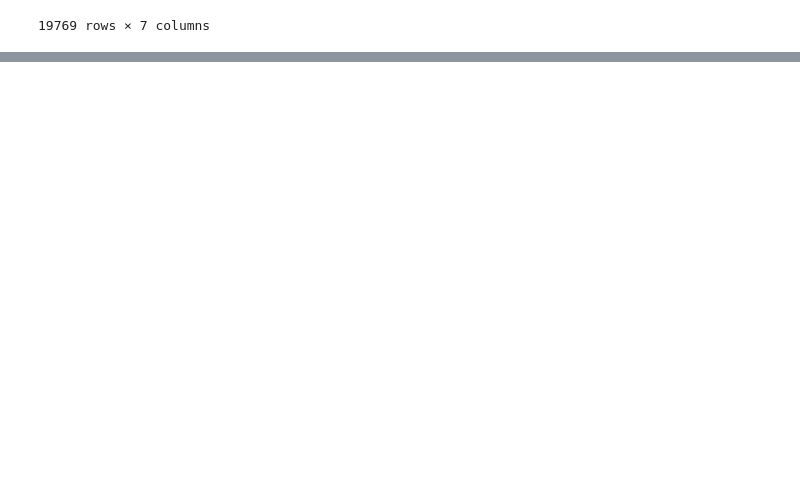
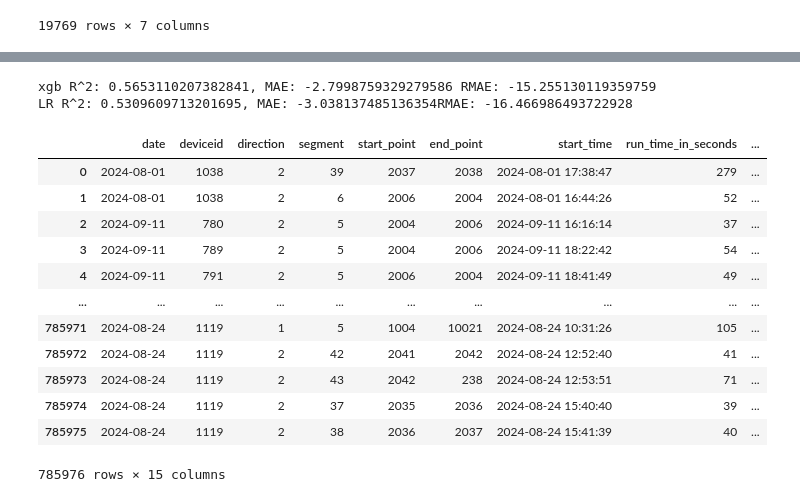
Before and after one commit to Dusuan/ml-proyects, a Jupyter notebook: bus_proyect_pipeline/bus.ipynb, the cells around one changed output, grey strips where cells are left out. Drawn from its saved outputs; the diff is of its cells as text; code cells hidden in the pictures; blank space fills up the shorter version.

Commit message:
Started learning process with structural data on Linear regression and XGBoost

```diff
--- a/bus_proyect_pipeline/bus.ipynb
+++ b/bus_proyect_pipeline/bus.ipynb
@@ -182,0 +240,6 @@ modeling_structure_df = modeling_structure_df.merge(overlap_score, on="stop_id",
+# %%
+print(f"xgb R^2: {xgb_scores.mean()}, MAE: {xgb_scores_mae.mean()} RMAE: {xgb_scores_rmae.mean()}")
+print(f"LR R^2: {LR_scores.mean()}, MAE: {LR_scores_mae.mean()}RMAE: {LR_scores_rmae.mean()}")
+# %% [output]
+xgb R^2: 0.5653110207382841, MAE: -2.7998759329279586 RMAE: -15.255130119359759
+LR R^2: 0.5309609713201695, MAE: -3.038137485136354RMAE: -16.466986493722928
@@ -182,0 +249,18 @@ modeling_structure_df = modeling_structure_df.merge(overlap_score, on="stop_id",
+# %%
+segment_level_data = pd.read_csv('../datasets/asana/segment_level_data.csv')
+# %%
+segment_level_data
+# %% [output]
+|  | date | deviceid | direction | segment | start_point | end_point | start_time | run_time_in_seconds | ... |
+| 0 | 2024-08-01 | 1038 | 2 | 39 | 2037 | 2038 | 2024-08-01 17:38:47 | 279 | ... |
+| 1 | 2024-08-01 | 1038 | 2 | 6 | 2006 | 2004 | 2024-08-01 16:44:26 | 52 | ... |
+| 2 | 2024-09-11 | 780 | 2 | 5 | 2004 | 2006 | 2024-09-11 16:16:14 | 37 | ... |
+| 3 | 2024-09-11 | 789 | 2 | 5 | 2004 | 2006 | 2024-09-11 18:22:42 | 54 | ... |
+| 4 | 2024-09-11 | 791 | 2 | 5 | 2006 | 2004 | 2024-09-11 18:41:49 | 49 | ... |
+| ... | ... | ... | ... | ... | ... | ... | ... | ... | ... |
+| 785971 | 2024-08-24 | 1119 | 1 | 5 | 1004 | 10021 | 2024-08-24 10:31:26 | 105 | ... |
+| 785972 | 2024-08-24 | 1119 | 2 | 42 | 2041 | 2042 | 2024-08-24 12:52:40 | 41 | ... |
+| 785973 | 2024-08-24 | 1119 | 2 | 43 | 2042 | 238 | 2024-08-24 12:53:51 | 71 | ... |
+| 785974 | 2024-08-24 | 1119 | 2 | 37 | 2035 | 2036 | 2024-08-24 15:40:40 | 39 | ... |
+| 785975 | 2024-08-24 | 1119 | 2 | 38 | 2036 | 2037 | 2024-08-24 15:41:39 | 40 | ... |
+785976 rows × 15 columns
```
Also changed, not shown: parts of 10 cells of this notebook.
